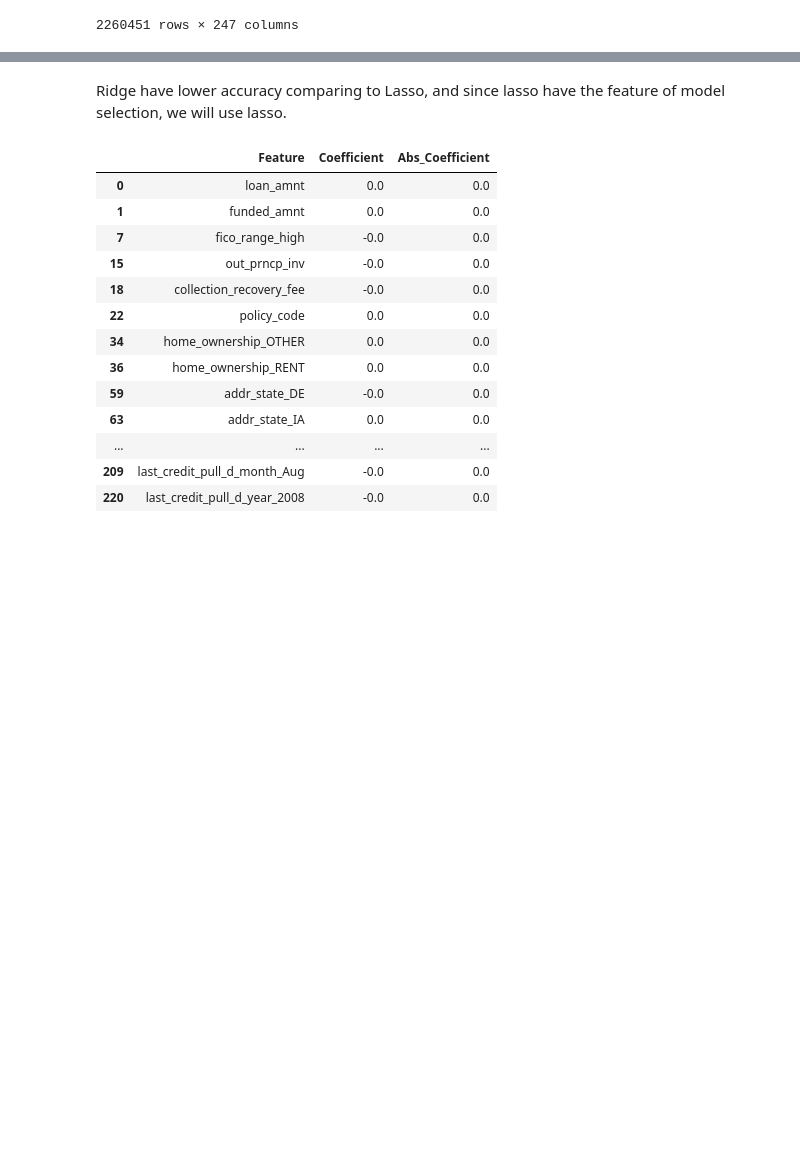
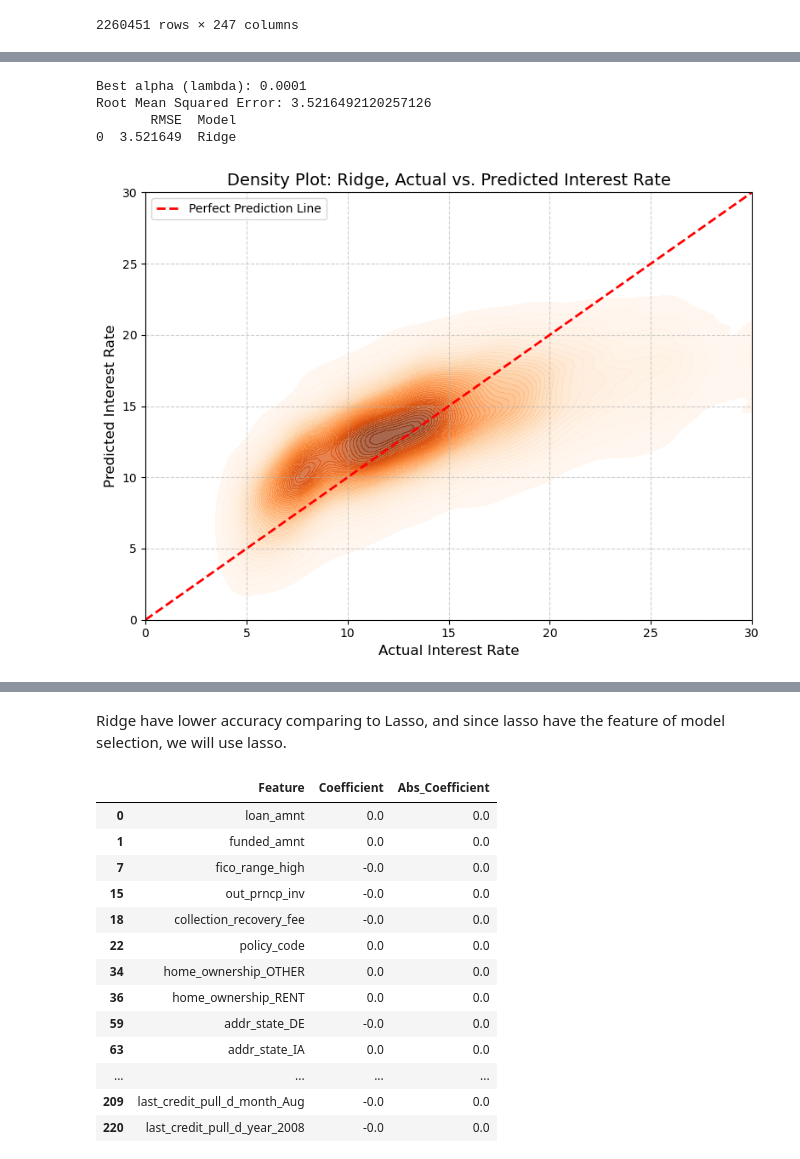
Before and after one commit to Hlin222/Machine_Learning_P2P_Lending_Platform, a Jupyter notebook: QTM347_final_project.ipynb, the cells around one changed output, grey strips where cells are left out. Saved outputs shown, nothing was run; the diff lists cells and outputs as text; code cells hidden in the pictures; blank space fills up the shorter version.

```diff
--- a/QTM347_final_project.ipynb
+++ b/QTM347_final_project.ipynb
@@ -359,0 +371,80 @@ df[df['int_rate'] < 0]
+# %%
+# Fit RidgeCV (cross-validation to select the best alpha)
+ridge_cv = RidgeCV(alphas=np.logspace(-6, 6, 13), cv=10).fit(X_train_scaled, Y_train)
+
+# Get the coefficients from the RidgeCV model
+ridge_coefficients = ridge_cv.coef_
+
+# Get the best alpha (lambda) from the RidgeCV model
+best_alpha = ridge_cv.alpha_
+print(f"Best alpha (lambda): {best_alpha}")
+
+# Create a DataFrame to show the features and their corresponding coefficients
+coeff_df = pd.DataFrame({
+    'Feature': X.columns,
+    'Coefficient': ridge_coefficients
+})
+
+# Add a column for the absolute values of coefficients (for significance sorting)
+coeff_df['Abs_Coefficient'] = coeff_df['Coefficient'].abs()
+
+# Filter to show only non-zero coefficients (significant features)
+non_zero_coeff = coeff_df[coeff_df['Coefficient'] != 0]
+
+# Sort by the absolute value of coefficients (ascending order)
+sorted_coeff = non_zero_coeff.sort_values(by='Abs_Coefficient', ascending=False)
+
+# Display the sorted DataFrame
+sorted_coeff = sorted_coeff[['Feature', 'Coefficient', 'Abs_Coefficient']]
+# make the coefficients and abs_coefficient to numeric variables, round to 4 digits.
+sorted_coeff['Coefficient'] = pd.to_numeric(sorted_coeff['Coefficient'])
+sorted_coeff['Abs_Coefficient'] = pd.to_numeric(sorted_coeff['Abs_Coefficient'])
+sorted_coeff = sorted_coeff.round(4)
+sorted_coeff
+
+# Calculate the accuracy of the model using X_test and Y_test
+Y_pred = ridge_cv.predict(X_test_scaled)
+mse = mean_squared_error(Y_test, Y_pred)
+rmse = np.sqrt(mse)
+print(f"Root Mean Squared Error: {rmse}")
+
+# create a empty list to store the RMSE of the model and append the accuracy of the model to the list, state the model as Ridge
+model_rmse = []
+model_rmse.append(rmse)
+model_rmse = pd.DataFrame(model_rmse, columns=['RMSE'])
+model_rmse['Model'] = 'Ridge'
+print(model_rmse)
+
+
+# Visualize the predicted interest rate and the actual interest rate
+plt.figure(figsize=(8, 6))
+
+# Create a density plot for Ridge regression
+sns.kdeplot(x=Y_test, y=Y_pred, cmap="Oranges", fill=True, thresh=0.01, levels=50, alpha=0.7)
+
+# Add a perfect prediction line
+plt.plot([0, 30], [0, 30], color='red', linewidth=2, linestyle='--', label="Perfect Prediction Line")
+
+# Add labels and title
+plt.xlabel("Actual Interest Rate", fontsize=12)
+plt.ylabel("Predicted Interest Rate", fontsize=12)
+plt.title("Density Plot: Ridge, Actual vs. Predicted Interest Rate", fontsize=14)
+plt.legend(fontsize=10)
+
+# Limit the x and y axes
+plt.xlim(0, 30)
+plt.ylim(0, 30)
+
+# Adjust ticks and grid for better clarity
+plt.xticks(fontsize=10)
+plt.yticks(fontsize=10)
+plt.grid(visible=True, linestyle='--', alpha=0.6)
+
+plt.tight_layout()
+plt.show()
+# %% [output]
+Best alpha (lambda): 0.0001
+Root Mean Squared Error: 3.5216492120257126
+       RMSE  Model
+0  3.521649  Ridge
+[figure, added]
```
Also changed, not shown: parts of 36 cells of this notebook.
